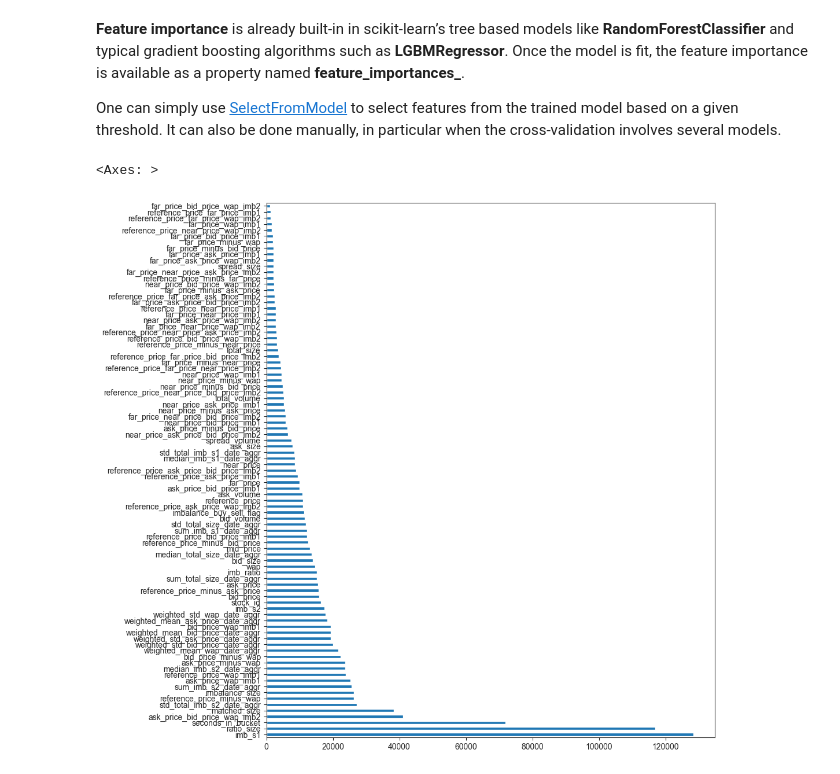
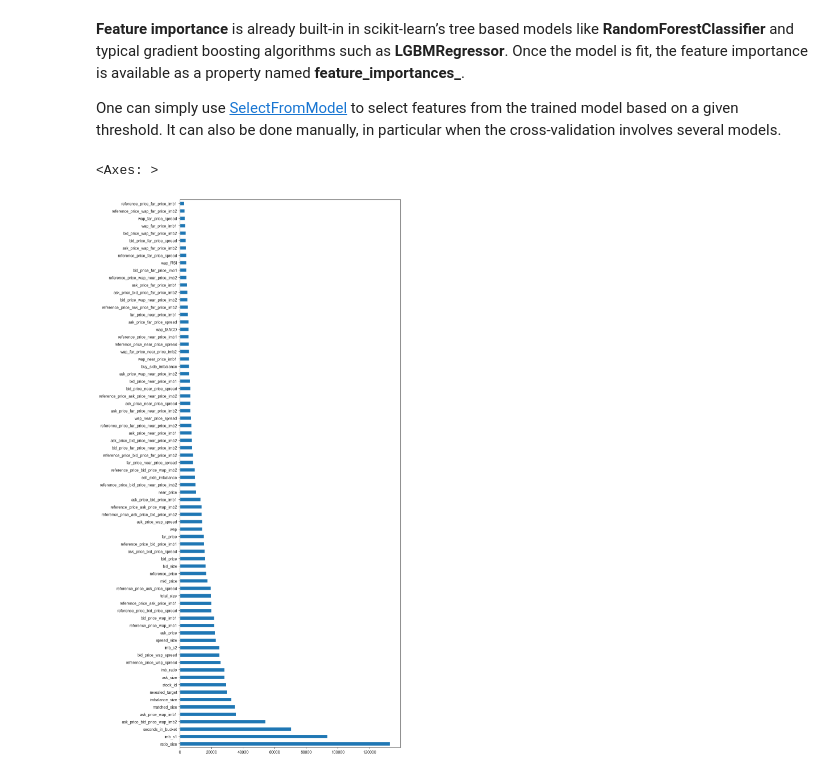
Before and after one commit to salvaba94/trading-at-the-close, a Jupyter notebook: preprocessing.ipynb, the cells around one changed output. Drawn from its saved outputs; the diff is of its cells as text; code cells hidden in the pictures.

Commit message:
Added MACD and RSI factors and rolling features

```diff
--- a/preprocessing.ipynb
+++ b/preprocessing.ipynb
@@ -488,3 +491,0 @@ aggregations_stock, aggregations = aggregate(df, weights)
-# %%
-# Apply aggregations
-df = apply_aggregations(df, aggregations_stock=aggregations_stock, aggregations_date=aggregations, reduce_memory=True)
@@ -498,3 +492,7 @@ df = apply_aggregations(df, aggregations_stock=aggregations_stock, aggregations_
+# %%
+from utils.features import make_rolling_features
+
+df = make_rolling_features(df, reduce_memory=False)
 # %% [markdown]
 ### Remove Unwanted Features
 
@@ -503,9 +501,9 @@ You can remove features that are not needed when making predictions. The `row_id
 from utils.features import select_features
 
 # Remove "row_id" and "time_id", it is unnecessary
-drop_features = ["row_id", "time_id"]
+drop_features = ["row_id", "time_id", "imbalance_buy_sell_flag"]
 selected_features = [elem for elem in df.columns if elem not in drop_features]
-df = select_features(df, features=selected_features, reduce_memory=False)
+df = select_features(df, features=selected_features, reduce_memory=True)
 
 # Check that the columns are indeed dropped
 df.head()
@@ -585,7 +588,6 @@ scores, trained_models = cross_validate(
     date_id=date_id,
     scorer=mean_absolute_error,
     cv=CFG.CROSSVAL(test_size=date_id.max() - CFG.TEST_SIZE, n_splits=CFG.N_FOLDS),
-    categorical_feature=["imbalance_buy_sell_flag"],
     callbacks=callbacks_func,
     job_path=CFG.JOB_PATH
 )
@@ -617,14 +624,14 @@ One can simply use [SelectFromModel](https://scikit-learn.org/stable/modules/gen
 # %%
 agreggated_feature_importances = (sum([model.booster_.feature_importance(importance_type="gain") \
                                        for model in trained_models])/len(trained_models)).astype(np.int32)
 
 agreggated_feature_importances = pd.Series(agreggated_feature_importances, index=X.columns).sort_values(ascending=False)
 
-plt.figure(figsize=(10, 12))
+plt.figure(figsize=(10, 25))
 agreggated_feature_importances.plot(kind='barh')
 # %% [output]
 <Axes: >
-[figure, old version]
+[figure, new version]
 # %%
 from utils.files import dump_json
 
```
Also changed, not shown: parts of 18 cells of this notebook, 8 other files.
